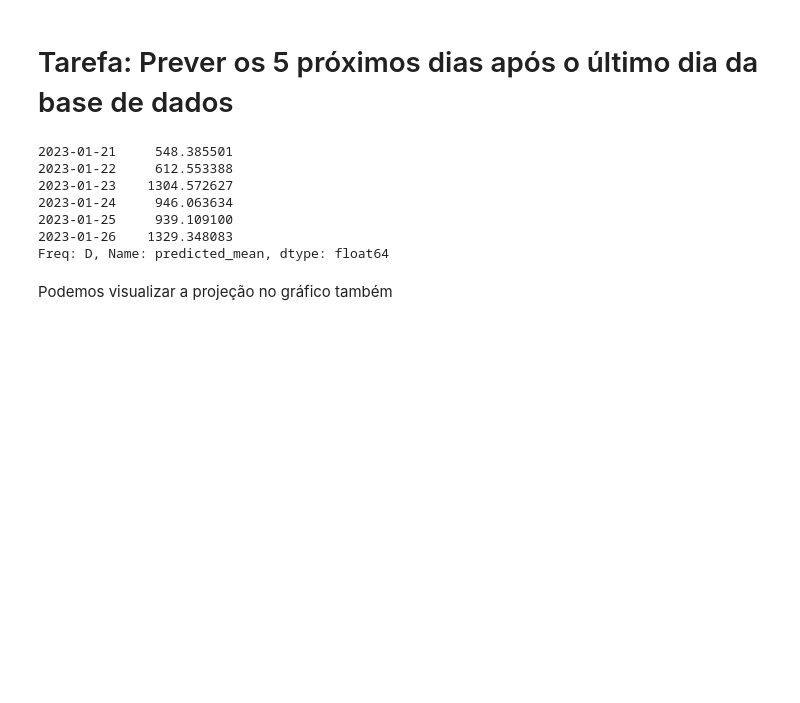
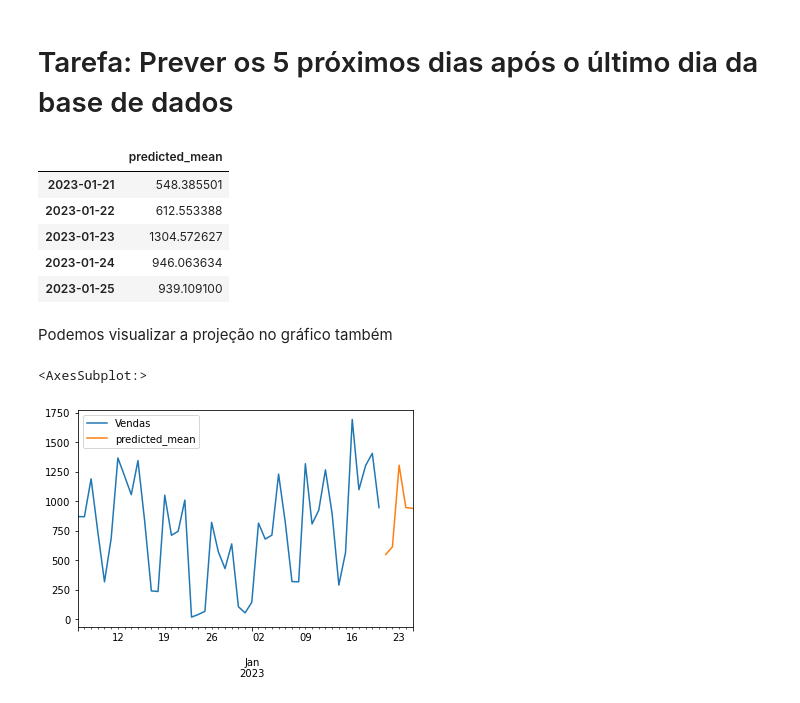
Before and after one commit to vhvictorhugo/demand-forecast-frexco, a Jupyter notebook: previsao_demanda_frexco.ipynb, the cells around one changed output. Saved outputs shown, nothing was run; the diff lists cells and outputs as text; code cells hidden in the pictures; blank space fills up the shorter version.

Commit message:
add forecast to graph

```diff
--- a/previsao_demanda_frexco.ipynb
+++ b/previsao_demanda_frexco.ipynb
@@ -243,14 +243,21 @@ Test RMSE: 560.066
 # %% [markdown]
 # Tarefa: Prever os 5 próximos dias após o último dia da base de dados
 # %%
-fit.predict(start=len(df), end= len(df)+4, dynamic=True)
+previsao = fit.predict(start=len(df), end= len(df)+4, dynamic=True)
+previsao = pd.DataFrame(previsao)
+
+previsao
 # %% [output]
-2023-01-21     548.385501
-2023-01-22     612.553388
-2023-01-23    1304.572627
-2023-01-24     946.063634
-2023-01-25     939.109100
-2023-01-26    1329.348083
-Freq: D, Name: predicted_mean, dtype: float64
+|  | predicted_mean |
+| 2023-01-21 | 548.385501 |
+| 2023-01-22 | 612.553388 |
+| 2023-01-23 | 1304.572627 |
+| 2023-01-24 | 946.063634 |
+| 2023-01-25 | 939.109100 |
 # %% [markdown]
 Podemos visualizar a projeção no gráfico também
+# %%
+pd.concat([df, previsao]).plot()
+# %% [output]
+<AxesSubplot:>
+[figure, added]
```
Also changed, not shown: parts of 2 cells of this notebook.
